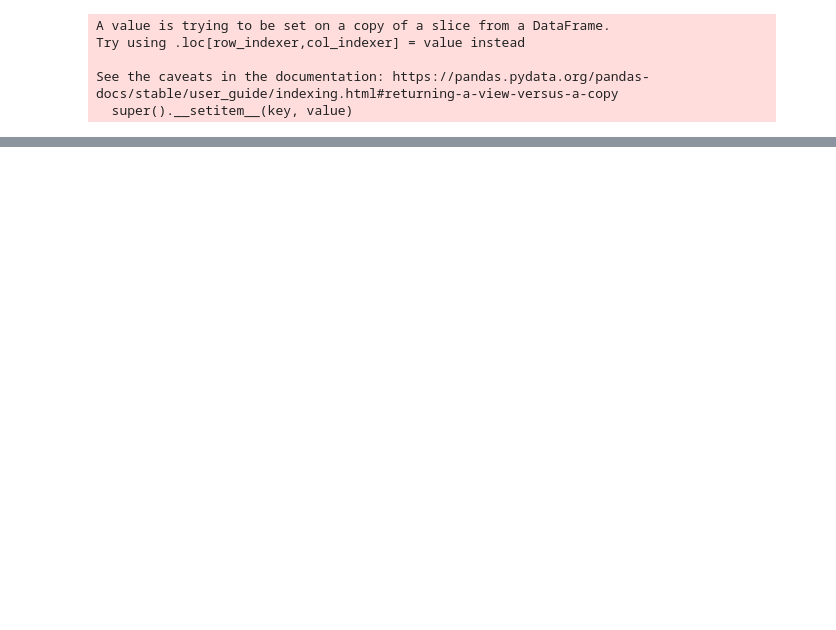
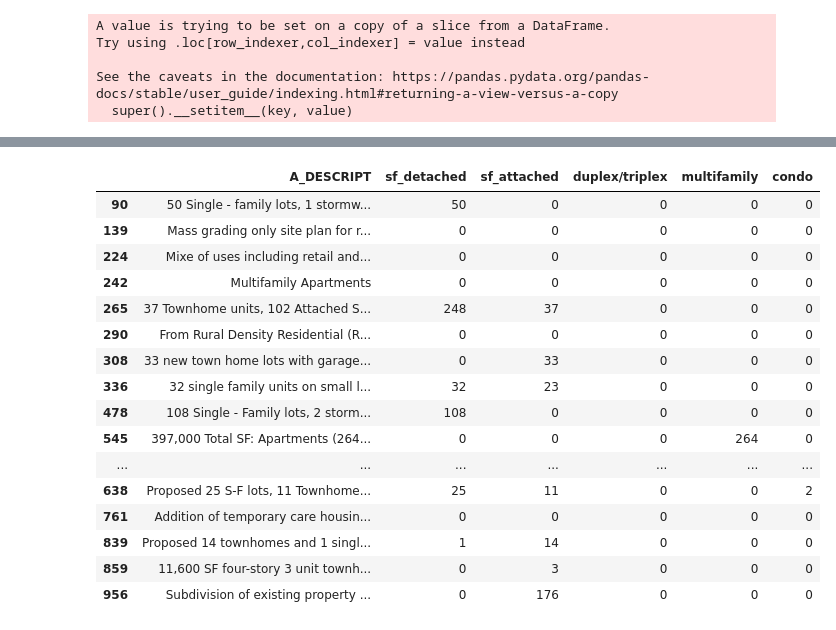
Before and after one commit to olublin/DPS-Planning, a Jupyter notebook: resdev_filter.ipynb, the cells around one changed output, grey strips where cells are left out. Cells and saved outputs as stored; diff of their text form; code cells hidden in the pictures; blank space fills up the shorter version.

```diff
--- a/resdev_filter.ipynb
+++ b/resdev_filter.ipynb
@@ -153,7 +153,7 @@ def extract_units(description):
         (?P<qty>\(?\d{{1,4}}\)?)
         (?:\s*[-+&/]?\s*)?
         (?:({modifier_pattern})\s*){{0,2}}?
-        (?:\w+\s*){{0,6}}?
+        (?:\w+\s*){{0,4}}?
         (?P<type>{housing_pattern})
         (?:\s+({modifier_pattern}))?
         (?:\s+(?P<suffix>{suffix_pattern}))?
@@ -163,14 +163,14 @@ def extract_units(description):
         (?P<type2>{housing_pattern})
         (?:\s+({modifier_pattern}))?
         (?:\s*[-+&/]?\s*)?
-        (?:\w+\s*){{0,6}}?
+        (?:\w+\s*){{0,4}}?
         (?P<qty2>\(?\d{{1,4}}\)?)
         (?:\s+(?P<suffix2>{suffix_pattern}))?
 
     |
         # Type with quantity in parentheses
         (?P<type3>{housing_pattern})
-        (?:\s+\w+){{0,6}}?
+        (?:\s+\w+){{0,4}}?
         \(\s*(?P<qty3>\d{{1,4}})\s+(?P<suffix3>{suffix_pattern})\s*\)
     )
 '''
@@ -302,0 +301,21 @@ filtered_with_shapes.to_file('resdev_cases.geojson', driver='GeoJSON')
+# %%
+pd.set_option('display.max_colwidth', 100)
+filtered_with_shapes[['A_DESCRIPT', 'sf_detached', 'sf_attached', 'duplex/triplex', 'multifamily', 'condo']].head(20)
+# %% [output]
+|  | A_DESCRIPT | sf_detached | sf_attached | duplex/triplex | multifamily | condo |
+| 90 | 50 Single - family lots, 1 stormw... | 50 | 0 | 0 | 0 | 0 |
+| 139 | Mass grading only site plan for r... | 0 | 0 | 0 | 0 | 0 |
+| 224 | Mixe of uses including retail and... | 0 | 0 | 0 | 0 | 0 |
+| 242 | Multifamily Apartments | 0 | 0 | 0 | 0 | 0 |
+| 265 | 37 Townhome units, 102 Attached S... | 248 | 37 | 0 | 0 | 0 |
+| 290 | From Rural Density Residential (R... | 0 | 0 | 0 | 0 | 0 |
+| 308 | 33 new town home lots with garage... | 0 | 33 | 0 | 0 | 0 |
+| 336 | 32 single family units on small l... | 32 | 23 | 0 | 0 | 0 |
+| 478 | 108 Single - Family lots, 2 storm... | 108 | 0 | 0 | 0 | 0 |
+| 545 | 397,000 Total SF: Apartments (264... | 0 | 0 | 0 | 264 | 0 |
+| ... | ... | ... | ... | ... | ... | ... |
+| 638 | Proposed 25 S-F lots, 11 Townhome... | 25 | 11 | 0 | 0 | 2 |
+| 761 | Addition of temporary care housin... | 0 | 0 | 0 | 0 | 0 |
+| 839 | Proposed 14 townhomes and 1 singl... | 1 | 14 | 0 | 0 | 0 |
+| 859 | 11,600 SF four-story 3 unit townh... | 0 | 3 | 0 | 0 | 0 |
+| 956 | Subdivision of existing property ... | 0 | 176 | 0 | 0 | 0 |
```
Also changed, not shown: parts of 5 cells of this notebook, 3 other files.
